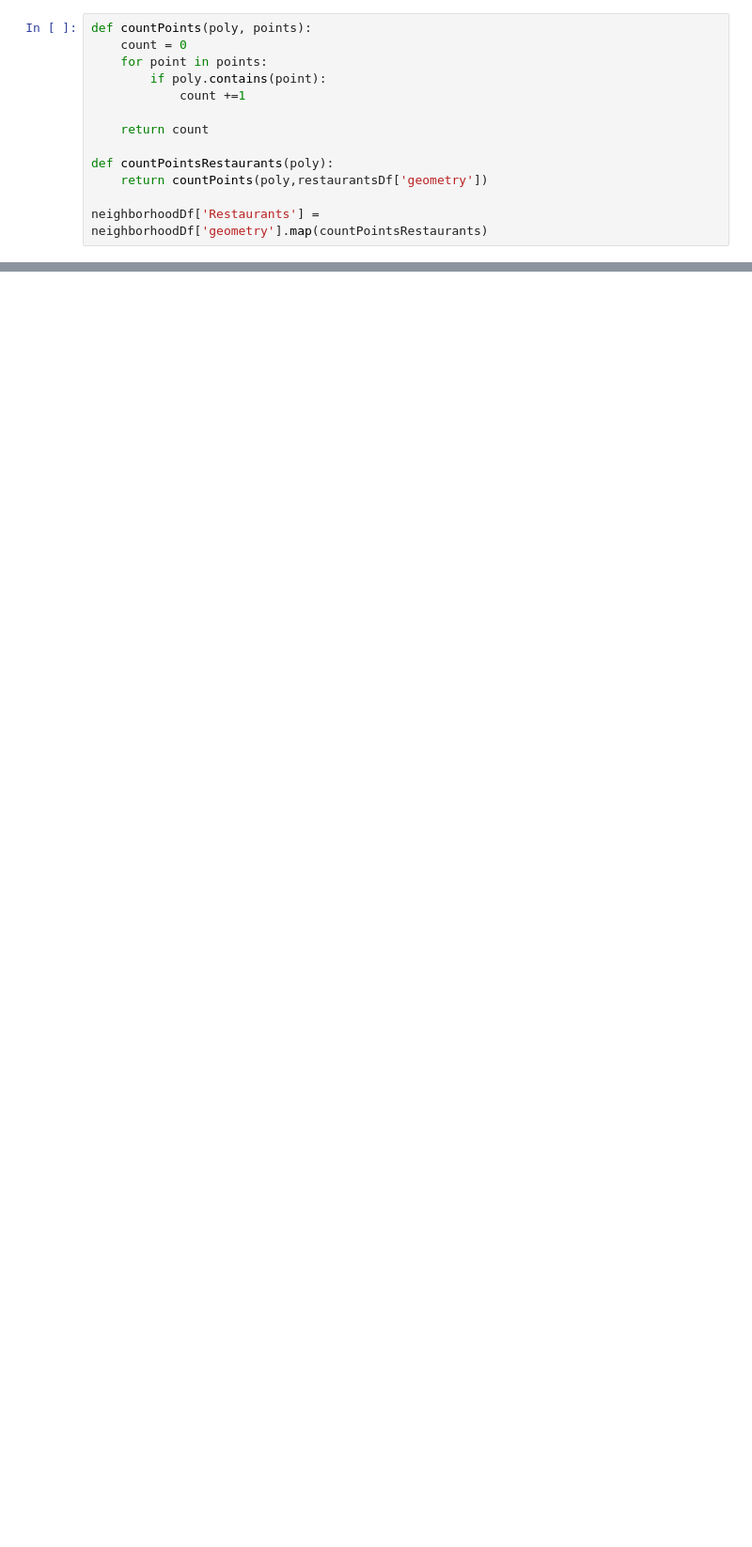
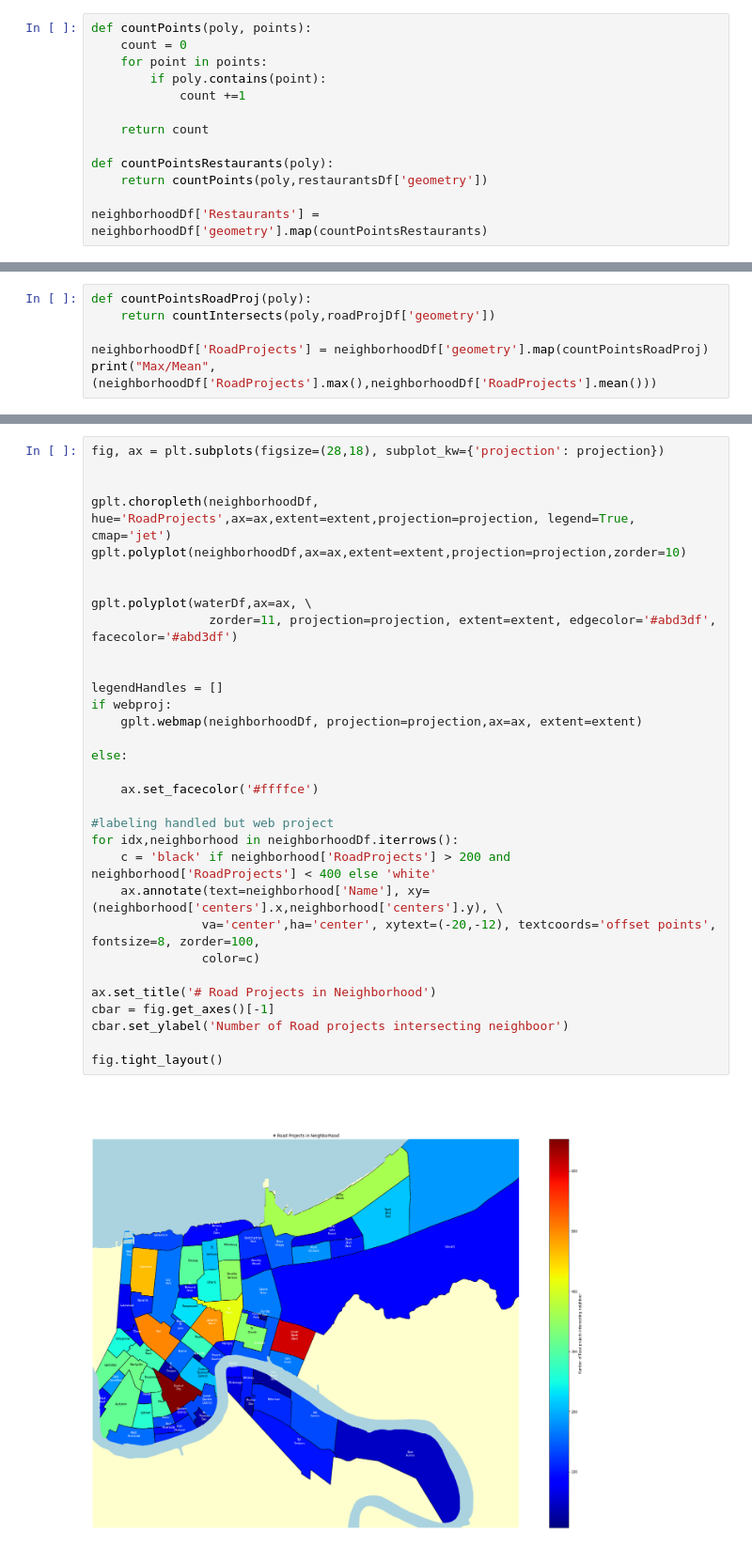
Before and after one commit to GarysCorner/NewOrleansMaps, a Jupyter notebook: NewOrleansMaps.ipynb, the cells around one changed output, grey strips where cells are left out. Shown at 94% size. Saved outputs shown, nothing was run; the diff lists cells and outputs as text; blank space fills up the shorter version.

```diff
--- a/NewOrleansMaps.ipynb
+++ b/NewOrleansMaps.ipynb
@@ -208,0 +262,6 @@ fig.tight_layout()
+# %%
+def countPointsRoadProj(poly):
+    return countIntersects(poly,roadProjDf['geometry'])
+
+neighborhoodDf['RoadProjects'] = neighborhoodDf['geometry'].map(countPointsRoadProj)
+print("Max/Mean", (neighborhoodDf['RoadProjects'].max(),neighborhoodDf['RoadProjects'].mean()))
@@ -208,0 +270,34 @@ fig.tight_layout()
+# %%
+fig, ax = plt.subplots(figsize=(28,18), subplot_kw={'projection': projection})
+
+
+gplt.choropleth(neighborhoodDf, hue='RoadProjects',ax=ax,extent=extent,projection=projection, legend=True, cmap='jet')
+gplt.polyplot(neighborhoodDf,ax=ax,extent=extent,projection=projection,zorder=10)
+
+
+gplt.polyplot(waterDf,ax=ax, \
+                zorder=11, projection=projection, extent=extent, edgecolor='#abd3df', facecolor='#abd3df')
+
+
+legendHandles = []
+if webproj:
+    gplt.webmap(neighborhoodDf, projection=projection,ax=ax, extent=extent)
+
+else:
+
+    ax.set_facecolor('#ffffce')
+
+#labeling handled but web project
+for idx,neighborhood in neighborhoodDf.iterrows():
+    c = 'black' if neighborhood['RoadProjects'] > 200 and neighborhood['RoadProjects'] < 400 else 'white'
+    ax.annotate(text=neighborhood['Name'], xy=(neighborhood['centers'].x,neighborhood['centers'].y), \
+               va='center',ha='center', xytext=(-20,-12), textcoords='offset points', fontsize=8, zorder=100,
+               color=c)
+
+ax.set_title('# Road Projects in Neighborhood')
+cbar = fig.get_axes()[-1]
+cbar.set_ylabel('Number of Road projects intersecting neighboor')
+
+fig.tight_layout()
+# %% [output]
+[figure, added]
```
Also changed, not shown: parts of 8 cells of this notebook.
